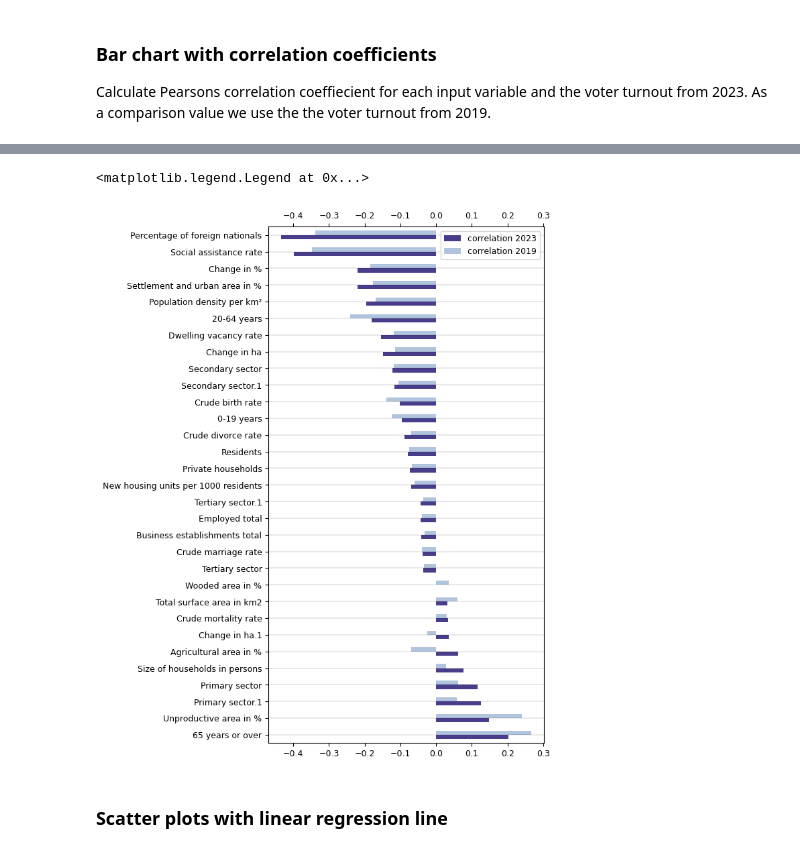
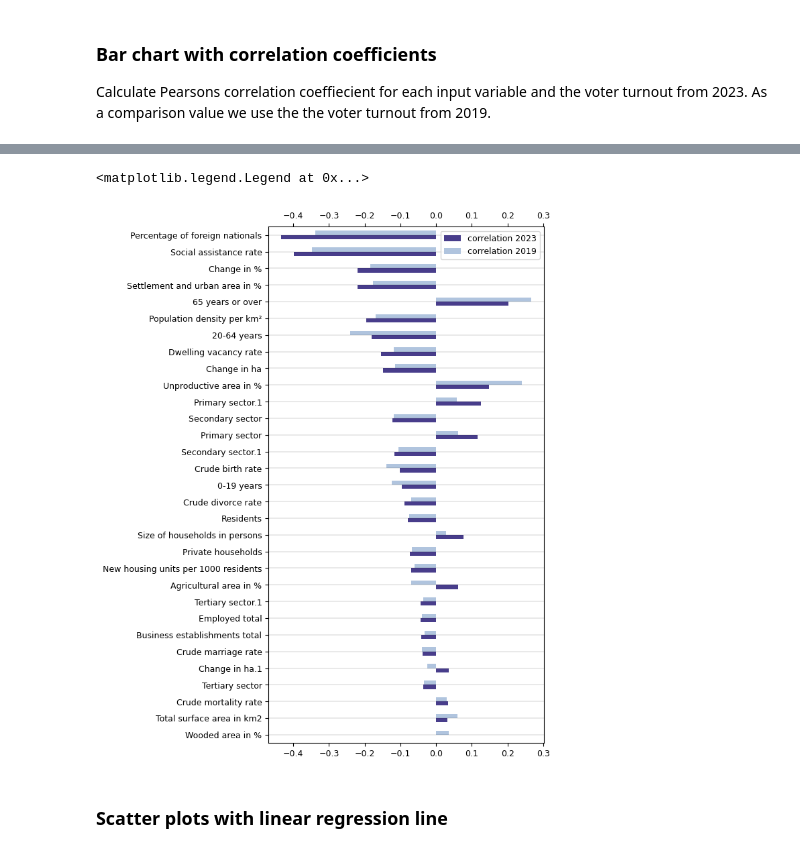
Before and after one commit to t4d-gmbh/voter-turnout-in-switzerland, a Jupyter notebook: voter-turnout-in-switzerland.ipynb, the cells around one changed output, grey strips where cells are left out. Cells and saved outputs as stored; diff of their text form; code cells hidden in the pictures.

```diff
--- a/voter-turnout-in-switzerland.ipynb
+++ b/voter-turnout-in-switzerland.ipynb
@@ -249,8 +249,13 @@ for column in data_std.columns:
     df = data_std[~mask]
     df = df[[column, "turnout2023", "turnout2019"]]
     if len(df.index) > 0:
+      coef, pvalue = stats.pearsonr(df[column], df['turnout2023'])
       new_row = pd.DataFrame({
-        'correlation 2023' : df['turnout2023'].corr(df[column]),
-        'correlation 2019' : df['turnout2019'].corr(df[column])
+        'correlation 2023' : coef, #df['turnout2023'].corr(df[column]),
+        'correlation 2019' : df[column].corr(df['turnout2019']),
+        'pvalue':pvalue
     }, index=[column])
     correlations = pd.concat([new_row, correlations.loc[:]]) #.reset_index(drop=True)
+# %%
+correlations = correlations.sort_values("pvalue", ascending=False)
+correlations[correlations["pvalue"] >= 0.05]
@@ -257,13 +272,12 @@ for column in data_std.columns:
 # %%
-correlations = correlations.sort_values("correlation 2023", ascending=False)
-plt.rcParams.update({'font.size': 9 })
-ax = correlations.plot.barh(figsize=(5.3,10), color=["#483D8B", "#B0C4DE"])
+ plt.rcParams.update({'font.size': 9 })
+ax = correlations[["correlation 2023", "correlation 2019"]].plot.barh(figsize=(5.3,10), color=["#483D8B", "#B0C4DE"])
 ax.tick_params(axis="x", bottom=True, top=True, labelbottom=True, labeltop=True)
 ax.grid(color='black', linewidth=0.25, axis='y', alpha=0.5)
 ax.legend(loc='upper right')
 # %% [output]
 <matplotlib.legend.Legend at 0x...>
-[figure, old version]
+[figure, new version]
 # %% [markdown]
 ### Scatter plots with linear regression line
 # %%
```
Also changed, not shown: parts of 7 cells of this notebook.
